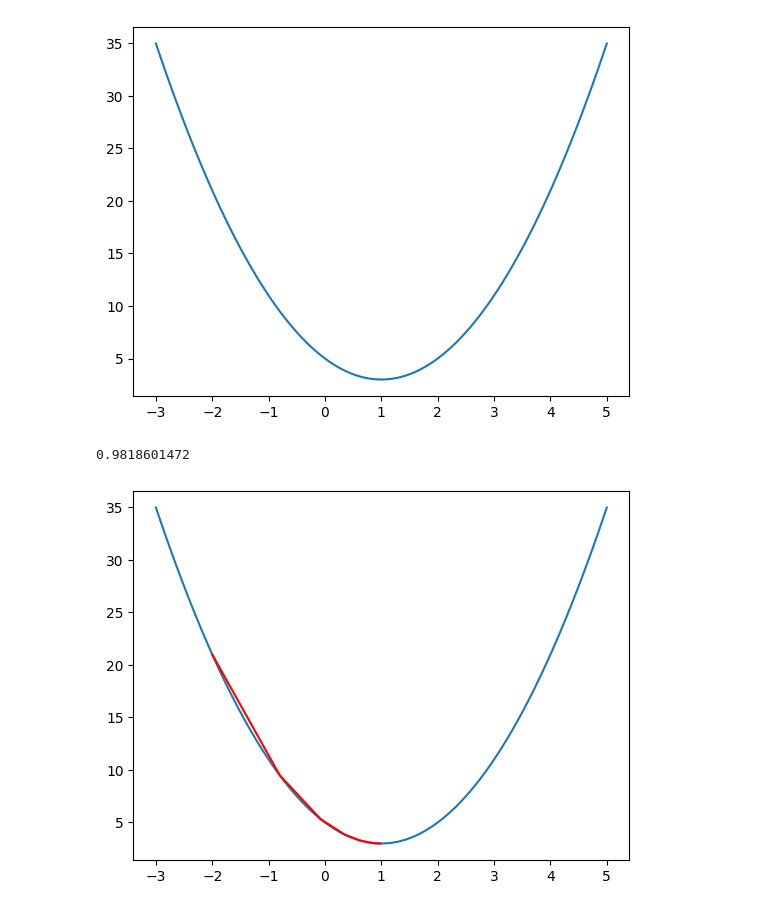
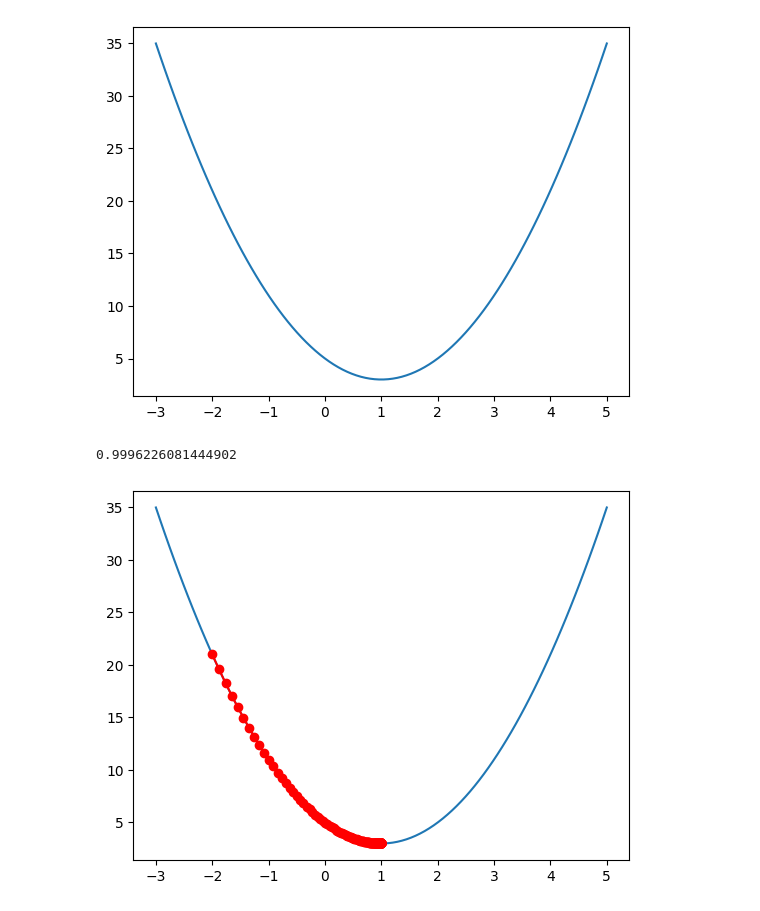
Before and after one commit to ShubhamSinghal12/GLA_GenAI2025, a Jupyter notebook: Linear Regression/Gradient Descent.ipynb, the cells around one changed output. Saved outputs shown, nothing was run; the diff lists cells and outputs as text; code cells hidden in the pictures.

```diff
--- a/Linear Regression/Gradient Descent.ipynb
+++ b/Linear Regression/Gradient Descent.ipynb
@@ -17,21 +17,21 @@ def derF(X):
     return 4*X-4
 # %%
 x = -2
-alpha = 0.1
+alpha = 0.01
 xv = [x]
 yv = [f(x)]
 # %%
-for i in range(10):
+for i in range(200):
     x = x - alpha*derF(x)
     xv.append(x)
     yv.append(f(x))
 # %%
 print(x)
 # %% [output]
-0.9818601472
+0.9996226081444902
 # %%
 plt.plot(X,y)
-plt.plot(xv,yv,c = 'r')
+plt.plot(xv,yv,'r-o')
 plt.show()
 # %% [output]
-[figure, old version]
+[figure, new version]
```
Also changed, not shown: 4 other files.
